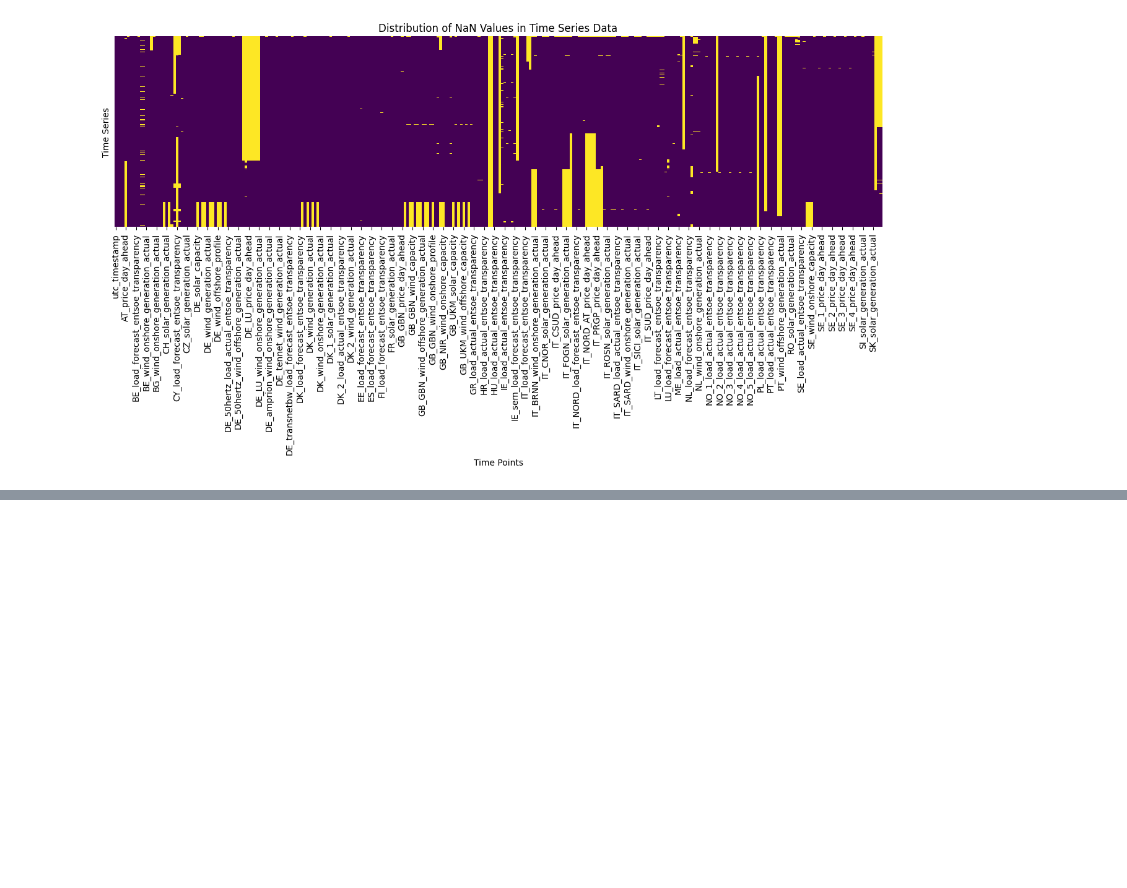
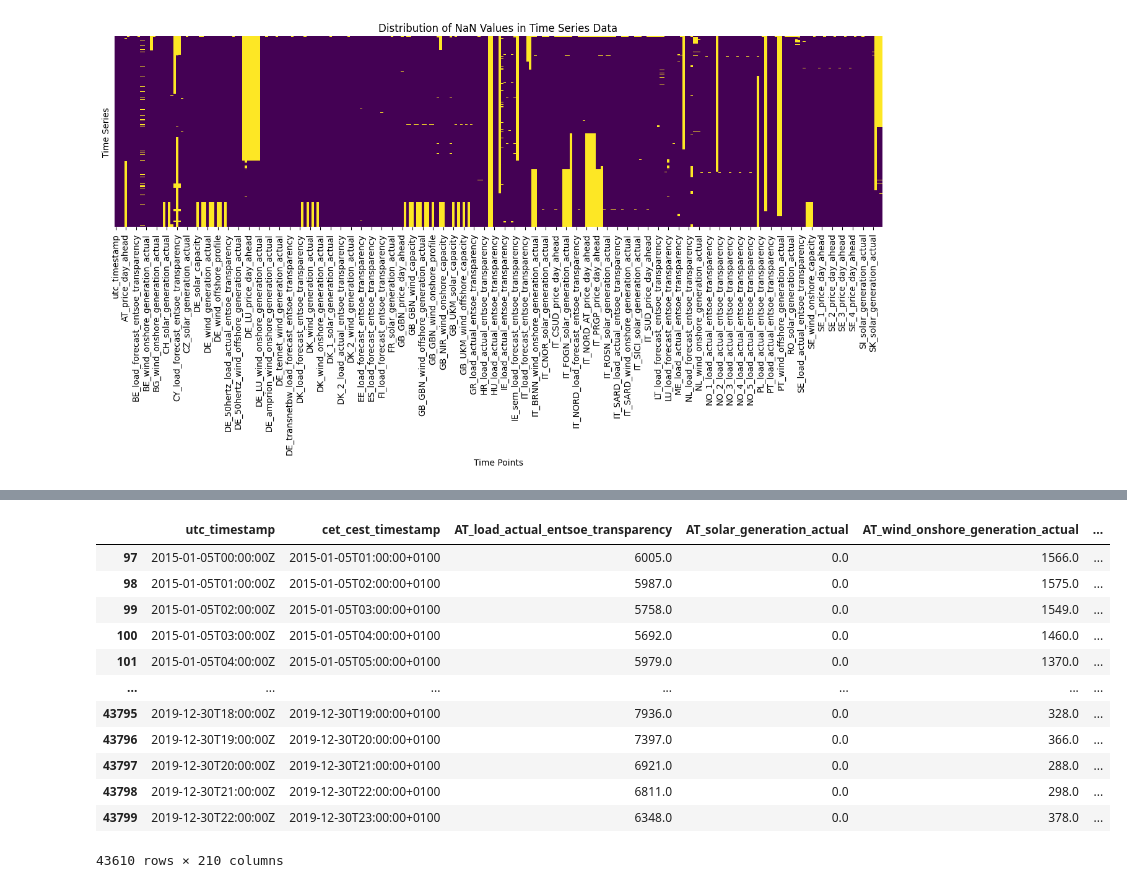
Before and after one commit to ben10ben/thesis, a Jupyter notebook: src/download_script.ipynb, the cells around one changed output, grey strips where cells are left out. Drawn from its saved outputs; the diff is of its cells as text; code cells hidden in the pictures; blank space fills up the shorter version.

```diff
--- a/src/download_script.ipynb
+++ b/src/download_script.ipynb
@@ -90,2 +123,17 @@ df = df.fillna(0)
 # %%
 # TODO reformat to ID/DATE/TARGET
+df
+# %% [output]
+|  | utc_timestamp | cet_cest_timestamp | AT_load_actual_entsoe_transparency | AT_solar_generation_actual | AT_wind_onshore_generation_actual | ... |
+| 97 | 2015-01-05T00:00:00Z | 2015-01-05T01:00:00+0100 | 6005.0 | 0.0 | 1566.0 | ... |
+| 98 | 2015-01-05T01:00:00Z | 2015-01-05T02:00:00+0100 | 5987.0 | 0.0 | 1575.0 | ... |
+| 99 | 2015-01-05T02:00:00Z | 2015-01-05T03:00:00+0100 | 5758.0 | 0.0 | 1549.0 | ... |
+| 100 | 2015-01-05T03:00:00Z | 2015-01-05T04:00:00+0100 | 5692.0 | 0.0 | 1460.0 | ... |
+| 101 | 2015-01-05T04:00:00Z | 2015-01-05T05:00:00+0100 | 5979.0 | 0.0 | 1370.0 | ... |
+| ... | ... | ... | ... | ... | ... | ... |
+| 43795 | 2019-12-30T18:00:00Z | 2019-12-30T19:00:00+0100 | 7936.0 | 0.0 | 328.0 | ... |
+| 43796 | 2019-12-30T19:00:00Z | 2019-12-30T20:00:00+0100 | 7397.0 | 0.0 | 366.0 | ... |
+| 43797 | 2019-12-30T20:00:00Z | 2019-12-30T21:00:00+0100 | 6921.0 | 0.0 | 288.0 | ... |
+| 43798 | 2019-12-30T21:00:00Z | 2019-12-30T22:00:00+0100 | 6811.0 | 0.0 | 298.0 | ... |
+| 43799 | 2019-12-30T22:00:00Z | 2019-12-30T23:00:00+0100 | 6348.0 | 0.0 | 378.0 | ... |
+43610 rows × 210 columns
```
Also changed, not shown: parts of 3 cells of this notebook, 3 other files.
